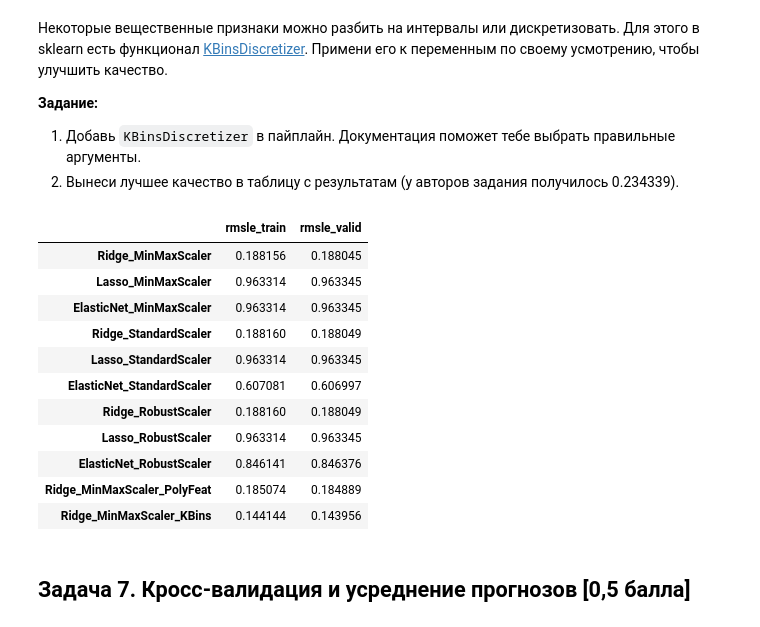
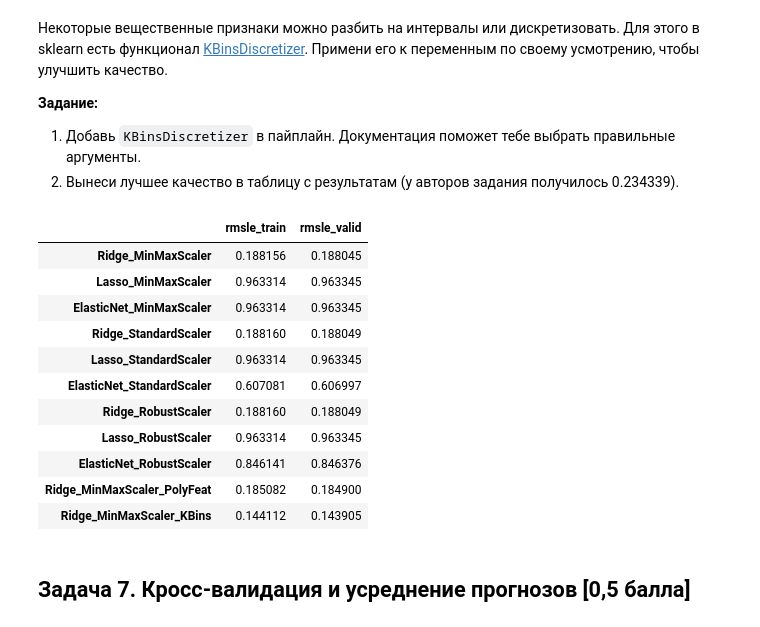
Before and after one commit to dchurikov1983/msc-ml-online-autumn-2026, a Jupyter notebook: W4 Linear Regression/Неделя_4_Машинное_обучение_ДЗ_done.ipynb, the cells around one changed output. Cells and saved outputs as stored; diff of their text form; code cells hidden in the pictures.

```diff
--- a/W4 Linear Regression/Неделя_4_Машинное_обучение_ДЗ_done.ipynb
+++ b/W4 Linear Regression/Неделя_4_Машинное_обучение_ДЗ_done.ipynb
@@ -299,7 +299,7 @@ for items in df_res.iterrows():
         min_rmsle_valid_name = items[0]
 
 print("best", min_rmsle_valid_name)
-#best Ridge_StandardScaler
+#best Ridge_MinMaxScaler
 model = Ridge()
 
 #все колонки
@@ -313,11 +313,11 @@ preprocessor = ColumnTransformer([
     # Ветка для полиномов: сначала генерируем признаки, ПОТОМ масштабируем ВСЁ вместе
     ('num_poly', Pipeline([
         ('poly', PolynomialFeatures(degree=2, include_bias=False)),
-        ('scaler', StandardScaler())
+        ('scaler', MinMaxScaler())
     ]), poly_cols),
 
     # Ветка для остальных числовых признаков
-    ('num_other', StandardScaler(), other_num_cols),
+    ('num_other', MinMaxScaler(), other_num_cols),
 
     # Ветка для категориальных признаков
     ('cat', OneHotEncoder(handle_unknown='ignore'), cat_cols),
@@ -404,7 +404,7 @@ preprocessor = ColumnTransformer([
                               quantile_method='averaged_inverted_cdf'), disc_cols),
 
     # Ветка масштабирования: стандартная нормализация для остальных числовых колонок
-    ('num', StandardScaler(), scale_cols),
+    ('num', MinMaxScaler(), scale_cols),
 
     # Ветка кодирования: One-Hot Encoding для категориальных признаков (Sex)
     ('cat', OneHotEncoder(handle_unknown='ignore'), cat_cols)
@@ -423,35 +423,35 @@ pipe = Pipeline([
 
 # Обучение и предсказания
 pipe.fit(X_train, y_train)
 y_pred_train = pipe.predict(X_train)
 y_pred_val = pipe.predict(X_val)
 
 # Метрики RMSLE
 rmsle_train = -scoring_foo(y_train, y_pred_train)
 rmsle_valid = -scoring_foo(y_val, y_pred_val)
 
 # Название комбинации, понятное по колонке
 res[f'{min_rmsle_valid_name}_KBins'] = [rmsle_train, rmsle_valid]
 
 #Сохрани результат лучшего эксперимента в таблицу (у авторов задания получилось качество 0.238208).
 # Итоговая таблица
 df_res = pd.DataFrame.from_dict(res, orient='index',
                                 columns=['rmsle_train', 'rmsle_valid'])
 # Выведи результат
 df_res
 # %% [output]
 |  | rmsle_train | rmsle_valid |
 | Ridge_MinMaxScaler | 0.188156 | 0.188045 |
 | Lasso_MinMaxScaler | 0.963314 | 0.963345 |
 | ElasticNet_MinMaxScaler | 0.963314 | 0.963345 |
 | Ridge_StandardScaler | 0.188160 | 0.188049 |
 | Lasso_StandardScaler | 0.963314 | 0.963345 |
 | ElasticNet_StandardScaler | 0.607081 | 0.606997 |
 | Ridge_RobustScaler | 0.188160 | 0.188049 |
 | Lasso_RobustScaler | 0.963314 | 0.963345 |
 | ElasticNet_RobustScaler | 0.846141 | 0.846376 |
-| Ridge_MinMaxScaler_PolyFeat | 0.185074 | 0.184889 |
-| Ridge_MinMaxScaler_KBins | 0.144144 | 0.143956 |
+| Ridge_MinMaxScaler_PolyFeat | 0.185082 | 0.184900 |
+| Ridge_MinMaxScaler_KBins | 0.144112 | 0.143905 |
 # %% [markdown]
 ## Задача 7. Кросс-валидация и усреднение прогнозов [0,5 балла]
 # %% [markdown]
```
Also changed, not shown: parts of 9 cells of this notebook.
